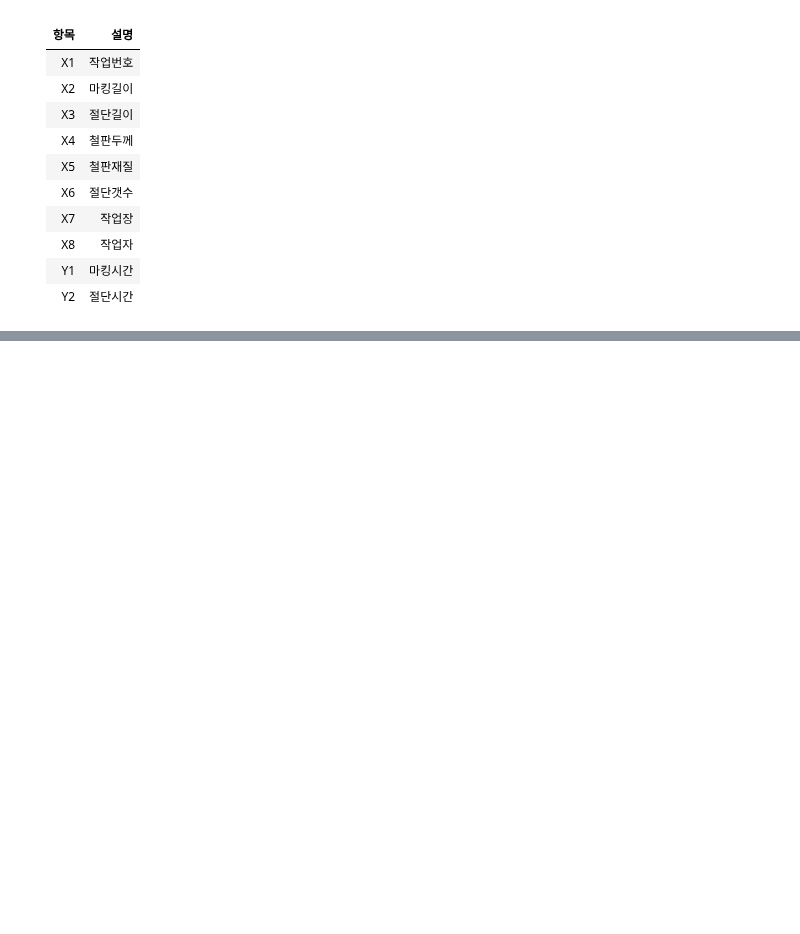
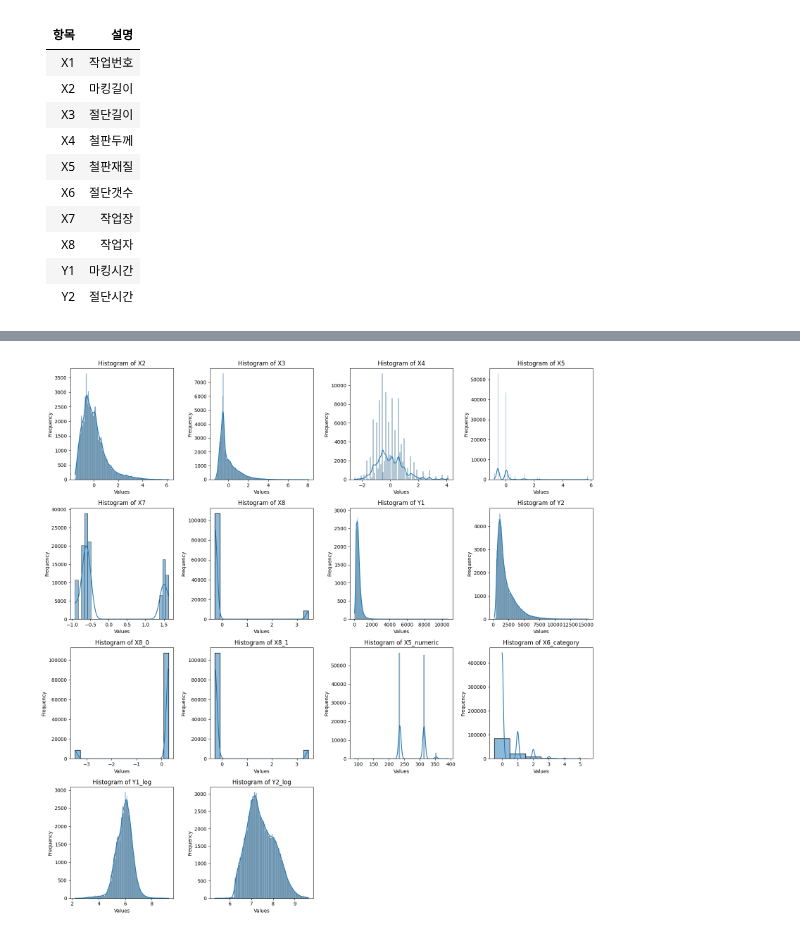
Before and after one commit to dlwls22/Hyundai_DT, a Jupyter notebook: CNC2.ipynb, the cells around one changed output, grey strips where cells are left out. Drawn from its saved outputs; the diff is of its cells as text; code cells hidden in the pictures; blank space fills up the shorter version.

```diff
--- a/CNC2.ipynb
+++ b/CNC2.ipynb
@@ -70,0 +148,5 @@ test['X5_numeric'] = test['X5'].apply(convert_x5)
+# %%
+train['Y1_log'] = np.log1p(train['Y1'])
+train['Y2_log'] = np.log1p(train['Y2'])
+
+train
@@ -78,17 +196,6 @@ train_y2 = np.log1p(train['Y2'])
-# %%
-from sklearn.cluster import DBSCAN
-from sklearn.preprocessing import StandardScaler
-
-selected_columns = ['X2', 'X3', 'X4', 'X6', 'X7']
-
-scaler = StandardScaler()
-
-train[selected_columns] = scaler.fit_transform(train[selected_columns])
-test[selected_columns] = scaler.transform(test[selected_columns])
 # %%
-# DBSCAN 모델 생성 및 적용
 dbscan = DBSCAN(eps=0.5, min_samples=5)
-train['cluster'] = dbscan.fit_predict(train[selected_columns])
+train['cluster'] = dbscan.fit_predict(train[columns_to_scale])
 
 # 클러스터가 -1인 것은 이상치로 간주하고 제거
 filtered_train = train[train['cluster'] != -1].drop(columns=['cluster'])
@@ -97,5 +218,28 @@ filtered_train
-# %%
-filtered_train.drop(columns = ['X5', 'X8'], inplace = True)
+# %%
+exclude_columns = ['cluster']
+
+num_columns = len(filtered_train.columns) - len(exclude_columns)
+num_rows = (num_columns - 1) // 4 + 1
+
+fig, axes = plt.subplots(nrows=num_rows, ncols=4, figsize=(16, num_rows * 4))
+axes = axes.flatten()
+
+index = 0
+for i, column in enumerate(filtered_train.columns):
+    if column not in exclude_columns:
+        sns.histplot(data=filtered_train, x=column, kde=True, ax=axes[index])
+        axes[index].set_title(f'Histogram of {column}')
+        axes[index].set_xlabel('Values')
+        axes[index].set_ylabel('Frequency')
+        index += 1
+
+for i in range(index, len(axes)):
+    fig.delaxes(axes[i])
+
+plt.tight_layout()
+plt.show()
+# %% [output]
+[figure, added]
 # %%
 xgb_y1 = xgb.XGBRegressor(eval_metric='mae',
                           enable_categorical=True
```
Also changed, not shown: parts of 24 cells of this notebook.
